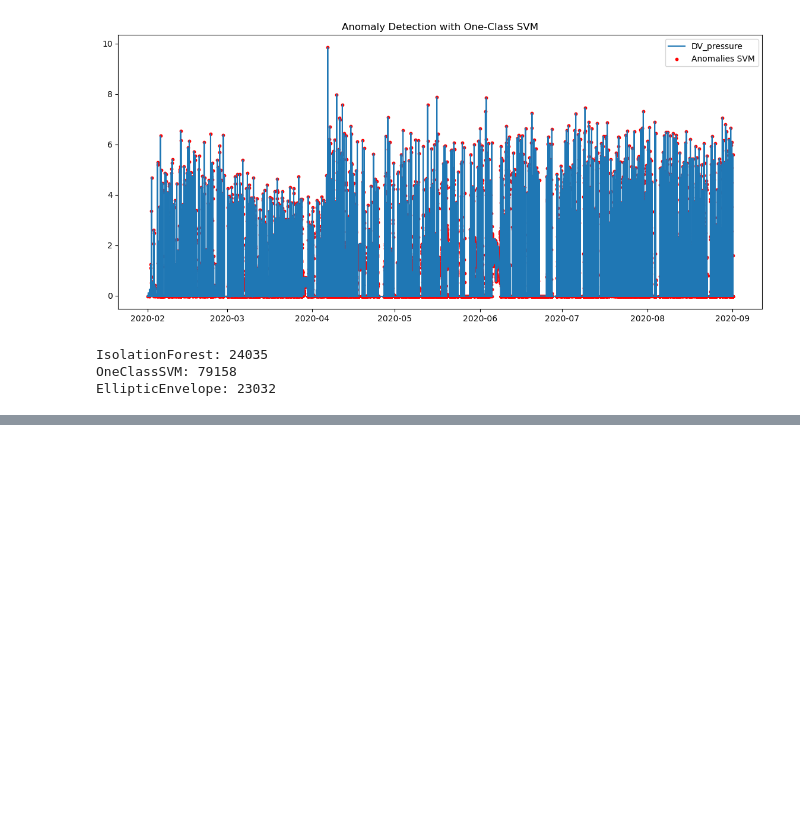
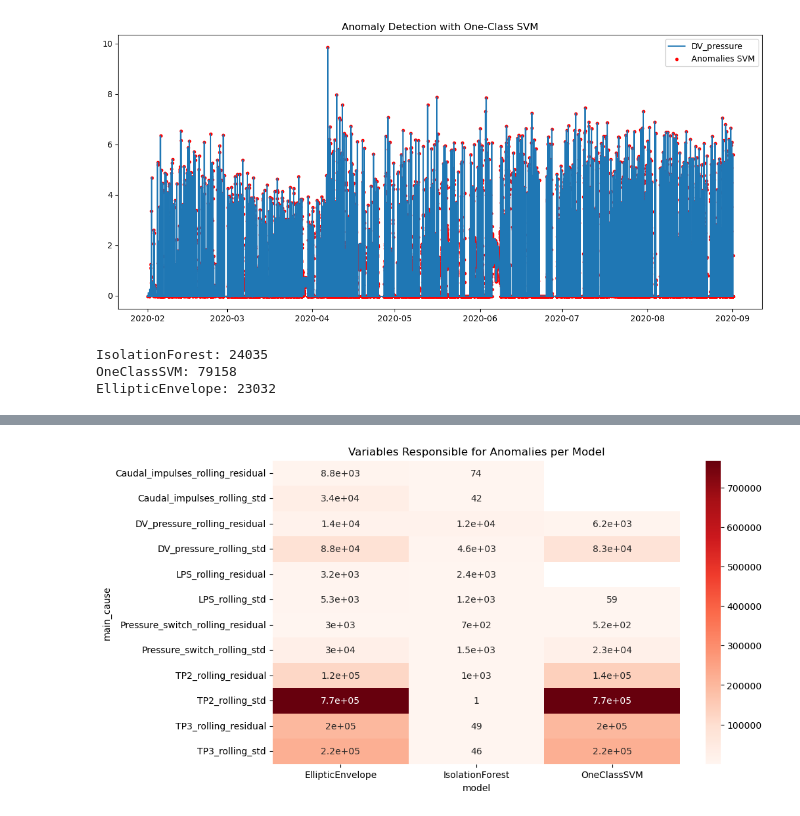
Before and after one commit to lforey/Projet_ALSTOM, a Jupyter notebook: Projet_ALSTOM/MetroPT_3_analysis_&_ML_ter.ipynb, the cells around one changed output, grey strips where cells are left out. Saved outputs shown, nothing was run; the diff lists cells and outputs as text; code cells hidden in the pictures; blank space fills up the shorter version.

```diff
--- a/Projet_ALSTOM/MetroPT_3_analysis_&_ML_ter.ipynb
+++ b/Projet_ALSTOM/MetroPT_3_analysis_&_ML_ter.ipynb
@@ -508,0 +588,29 @@ plt.show()
+# %%
+results_if = explain_anomalies(
+    df_merged_features,
+    'is_anomaly',
+    z_scores_abs,
+    'IsolationForest'
+)
+
+results_svm = explain_anomalies(
+    df_merged_features,
+    'anomaly_svm',
+    z_scores_abs,
+    'OneClassSVM'
+)
+
+results_ee = explain_anomalies(
+    df_merged_features,
+    'anomaly_elliptic',
+    z_scores_abs,
+    'EllipticEnvelope'
+)
+# %%
+all_results = pd.concat([
+    results_if,
+    results_svm,
+    results_ee
+])
+
+print(all_results.head())
@@ -508,0 +631,4 @@ plt.show()
+# %%
+cause_summary = all_results.groupby(['model','main_cause']).size().reset_index(name='count')
+
+print(cause_summary)
@@ -509,3 +653,15 @@ plt.show()
+# %%
+import seaborn as sns
+import matplotlib.pyplot as plt
+
+pivot = cause_summary.pivot(index="main_cause", columns="model", values="count")
+
+plt.figure(figsize=(10,6))
+sns.heatmap(pivot, annot=True, cmap="Reds")
+plt.title("Variables Responsible for Anomalies per Model")
+plt.show()
+# %% [output]
+[figure, added]
 # %% [markdown]
 ## Comparison of Anomaly Detection Methods
 
```
Also changed, not shown: parts of 8 cells of this notebook.
